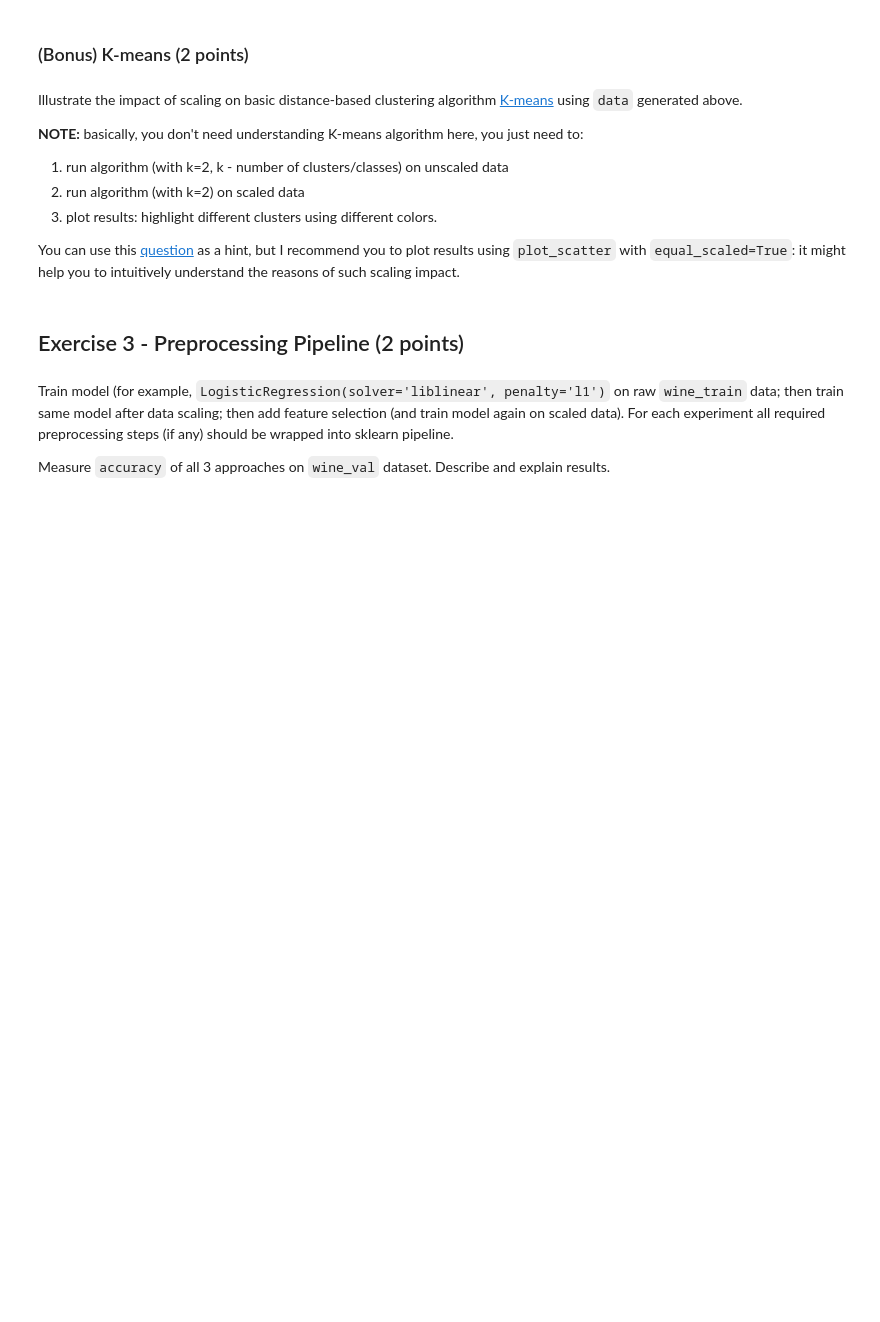
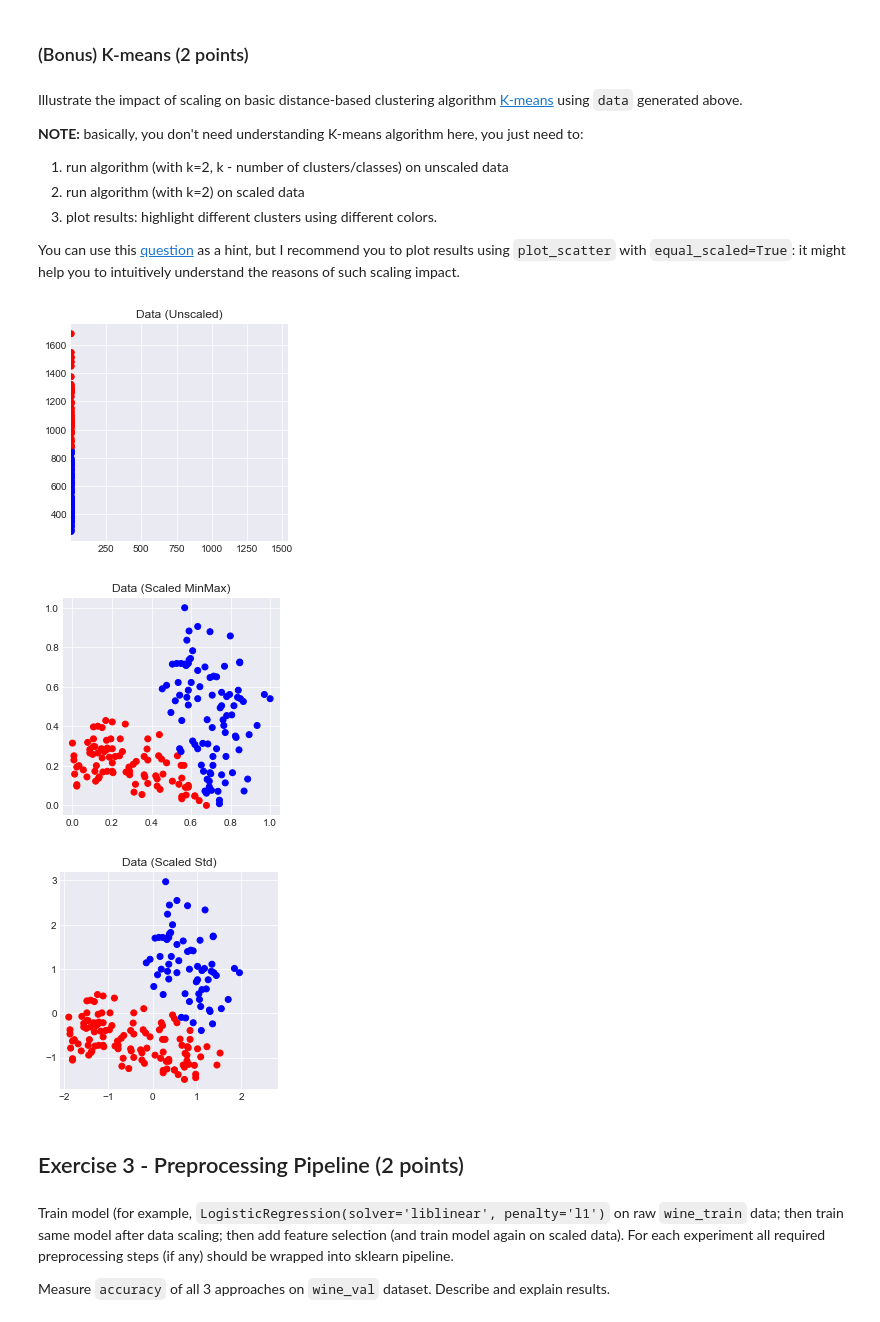
Before and after one commit to zappaz00/6_feature_engineering_selection, a Jupyter notebook: homework.ipynb, the cells around one changed output. Saved outputs shown, nothing was run; the diff lists cells and outputs as text; code cells hidden in the pictures; blank space fills up the shorter version.

```diff
--- a/homework.ipynb
+++ b/homework.ipynb
@@ -160,3 +252,20 @@ You can use this [question](https://stats.stackexchange.com/questions/89809/is-i
+# %%
+from sklearn.cluster import KMeans
+
+features_to_separate = [11, 12]
+
+kmeans_unscaled = KMeans(n_clusters=2, random_state=42).fit(np_wine_data[:, features_to_separate])
+kmeans_scaled_min_max = KMeans(n_clusters=2, random_state=42).fit(wine_data_min_max[:, features_to_separate])
+kmeans_scaled_std = KMeans(n_clusters=2, random_state=42).fit(wine_data_std[:, features_to_separate])
+
+#equal_sc
+plot_scatter(np_wine_data[:, features_to_separate[0]], np_wine_data[:, features_to_separate[1]], auto_scaled=False, title='Data (Unscaled)', clusters=kmeans_unscaled.predict(np_wine_data[:, features_to_separate]))
+plot_scatter(wine_data_min_max[:, features_to_separate[0]], wine_data_min_max[:, features_to_separate[1]], auto_scaled=False, title='Data (Scaled MinMax)', clusters=kmeans_scaled_min_max.predict(wine_data_min_max[:, features_to_separate]))
+plot_scatter(wine_data_std[:, features_to_separate[0]], wine_data_std[:, features_to_separate[1]], auto_scaled=False, title='Data (Scaled Std)', clusters=kmeans_scaled_std.predict(wine_data_std[:, features_to_separate]))
+# %% [output]
+[figure, added]
+[figure, added]
+[figure, added]
 # %% [markdown]
 ## Exercise  3 - Preprocessing Pipeline (2 points)
 # %%
```
Also changed, not shown: parts of 21 cells of this notebook.
